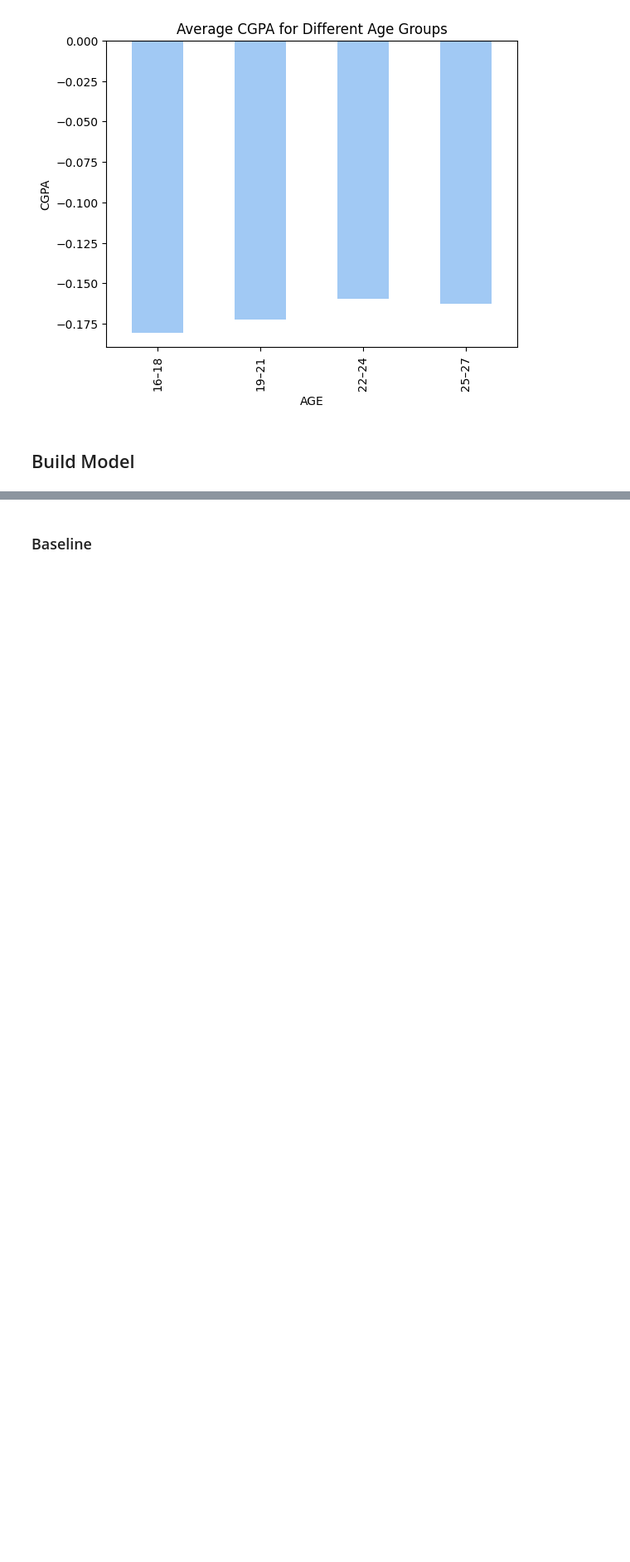
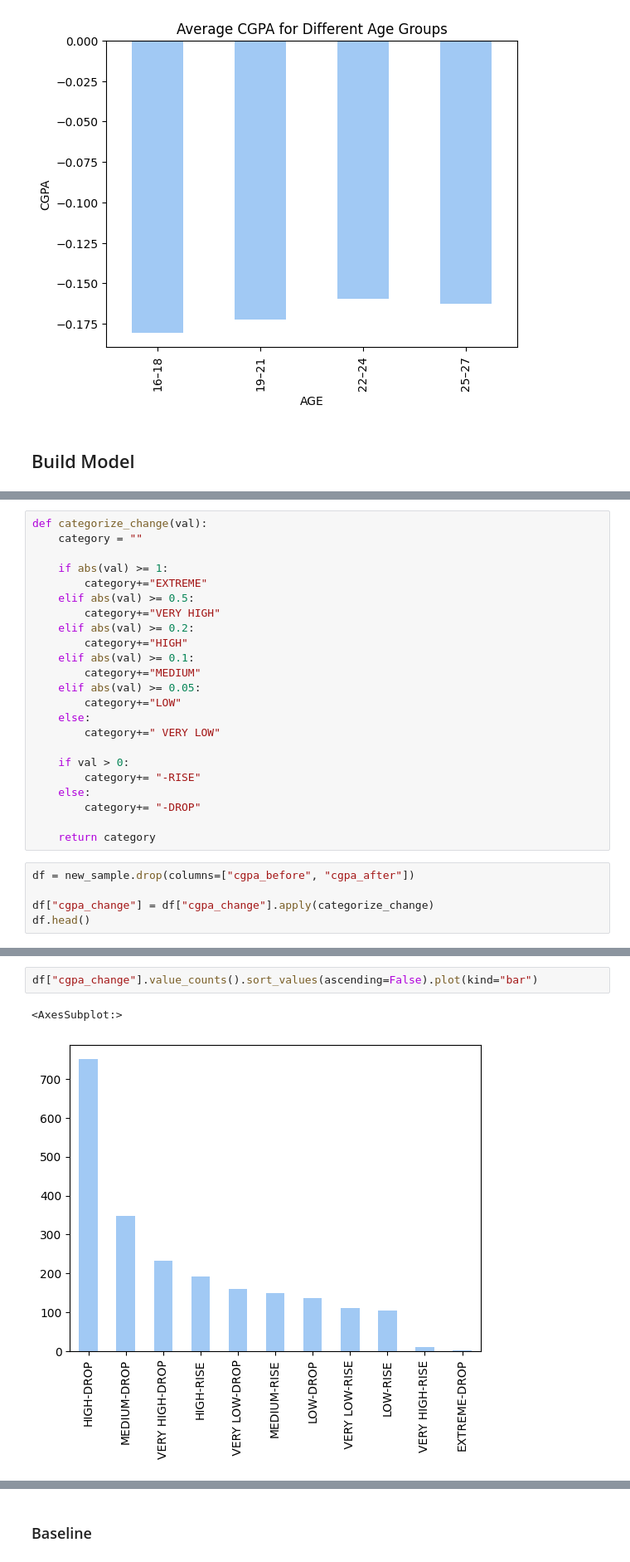
Before and after one commit to socratesjnr/asuu-strike-project, a Jupyter notebook: mock analysis/test.ipynb, the cells around one changed output, grey strips where cells are left out. Shown at 83% size. Drawn from its saved outputs; the diff is of its cells as text; blank space fills up the shorter version.

```diff
--- a/mock analysis/test.ipynb
+++ b/mock analysis/test.ipynb
@@ -208,0 +352,28 @@ plt.ylabel("CGPA");
+# %%
+def categorize_change(val):
+    category = ""
+
+    if abs(val) >= 1:
+        category+="EXTREME"
+    elif abs(val) >= 0.5:
+        category+="VERY HIGH"
+    elif abs(val) >= 0.2:
+        category+="HIGH"
+    elif abs(val) >= 0.1:
+        category+="MEDIUM"
+    elif abs(val) >= 0.05:
+        category+="LOW"
+    else:
+        category+=" VERY LOW"
+
+    if val > 0:
+        category+= "-RISE"
+    else:
+        category+= "-DROP"
+
+    return category
+# %%
+df = new_sample.drop(columns=["cgpa_before", "cgpa_after"])
+
+df["cgpa_change"] = df["cgpa_change"].apply(categorize_change)
+df.head()
@@ -208,0 +387,5 @@ plt.ylabel("CGPA");
+# %%
+df["cgpa_change"].value_counts().sort_values(ascending=False).plot(kind="bar")
+# %% [output]
+<AxesSubplot:>
+[figure, added]
```
Also changed, not shown: parts of 26 cells of this notebook.
